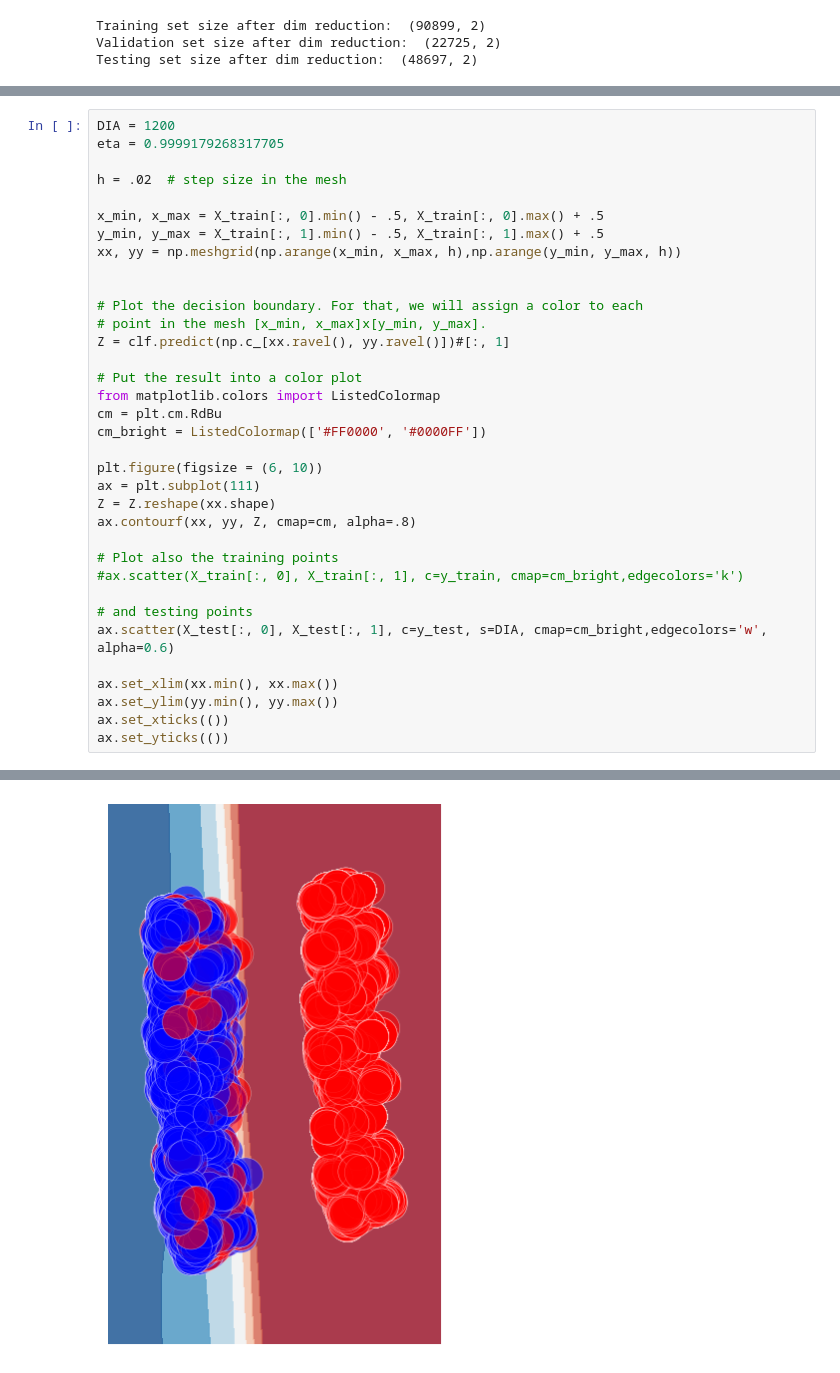
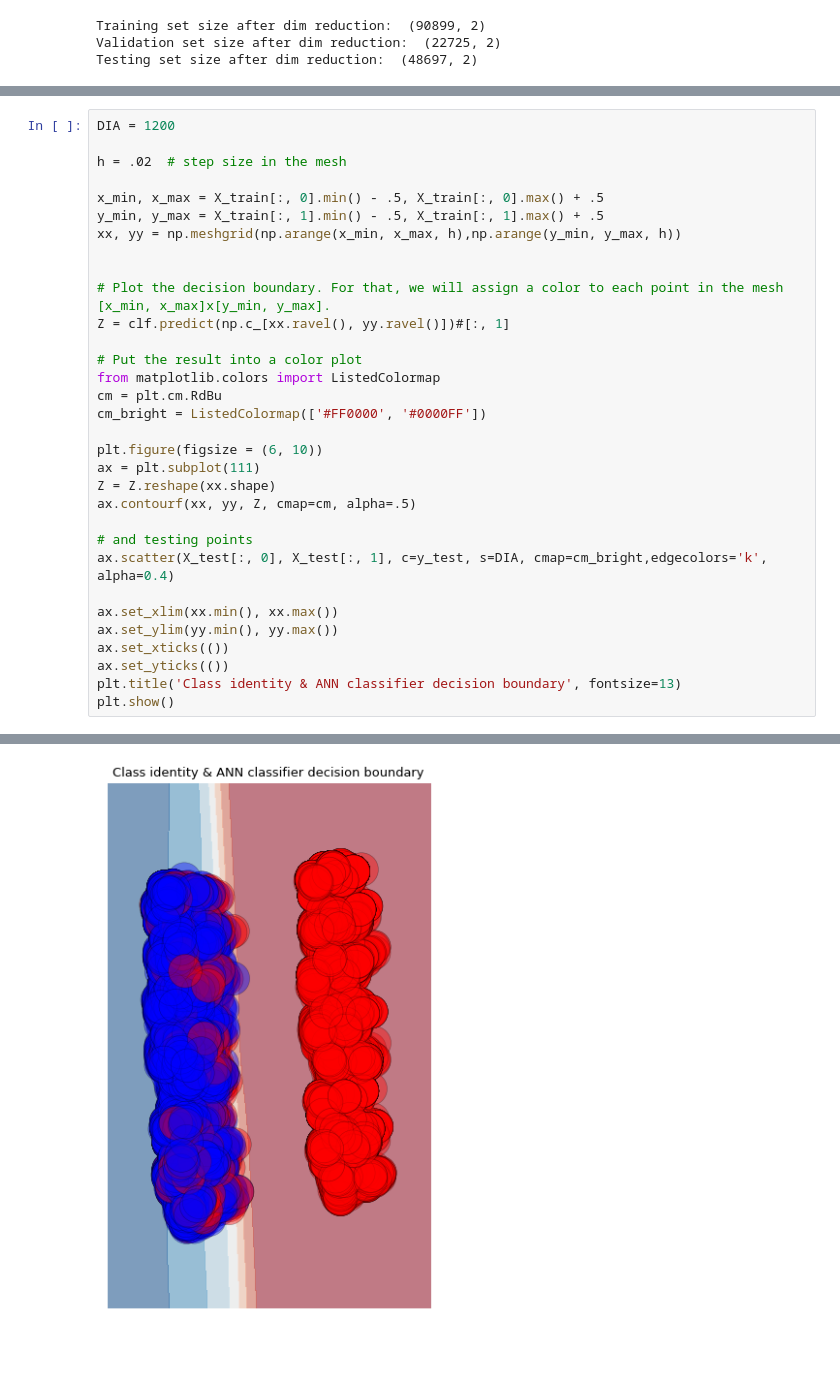
Before and after one commit to dmculiac/Artificial-Neural-Networks-Classifier-Keras, a Jupyter notebook: ANN classifier using Keras.ipynb, the cells around one changed output, grey strips where cells are left out. Saved outputs shown, nothing was run; the diff lists cells and outputs as text; blank space fills up the shorter version.

```diff
--- a/ANN classifier using Keras.ipynb
+++ b/ANN classifier using Keras.ipynb
@@ -366,7 +410,6 @@ pca model saving complete
 model loading complete
 # %%
 DIA = 1200
-eta = 0.9999179268317705
 
 h = .02  # step size in the mesh
 
@@ -375,8 +418,7 @@ y_min, y_max = X_train[:, 1].min() - .5, X_train[:, 1].max() + .5
 xx, yy = np.meshgrid(np.arange(x_min, x_max, h),np.arange(y_min, y_max, h))
 
 
-# Plot the decision boundary. For that, we will assign a color to each
-# point in the mesh [x_min, x_max]x[y_min, y_max].
+# Plot the decision boundary. For that, we will assign a color to each point in the mesh [x_min, x_max]x[y_min, y_max].
 Z = clf.predict(np.c_[xx.ravel(), yy.ravel()])#[:, 1]
 
 # Put the result into a color plot
@@ -387,16 +429,15 @@ cm_bright = ListedColormap(['#FF0000', '#0000FF'])
 plt.figure(figsize = (6, 10))
 ax = plt.subplot(111)
 Z = Z.reshape(xx.shape)
-ax.contourf(xx, yy, Z, cmap=cm, alpha=.8)
-
-# Plot also the training points
-#ax.scatter(X_train[:, 0], X_train[:, 1], c=y_train, cmap=cm_bright,edgecolors='k')
+ax.contourf(xx, yy, Z, cmap=cm, alpha=.5)
 
 # and testing points
-ax.scatter(X_test[:, 0], X_test[:, 1], c=y_test, s=DIA, cmap=cm_bright,edgecolors='w', alpha=0.6)
+ax.scatter(X_test[:, 0], X_test[:, 1], c=y_test, s=DIA, cmap=cm_bright,edgecolors='k', alpha=0.4)
 
 ax.set_xlim(xx.min(), xx.max())
 ax.set_ylim(yy.min(), yy.max())
 ax.set_xticks(())
 ax.set_yticks(())
+plt.title('Class identity & ANN classifier decision boundary', fontsize=13)
+plt.show()
 # %% [output]
@@ -404 +444 @@ ax.set_yticks(())
-[figure, old version]
+[figure, new version]
```
Also changed, not shown: parts of 21 cells of this notebook.
